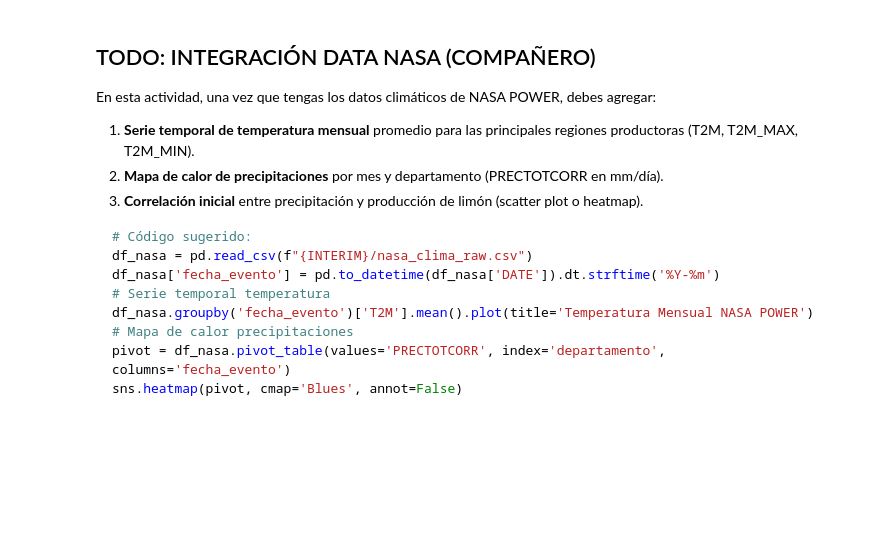
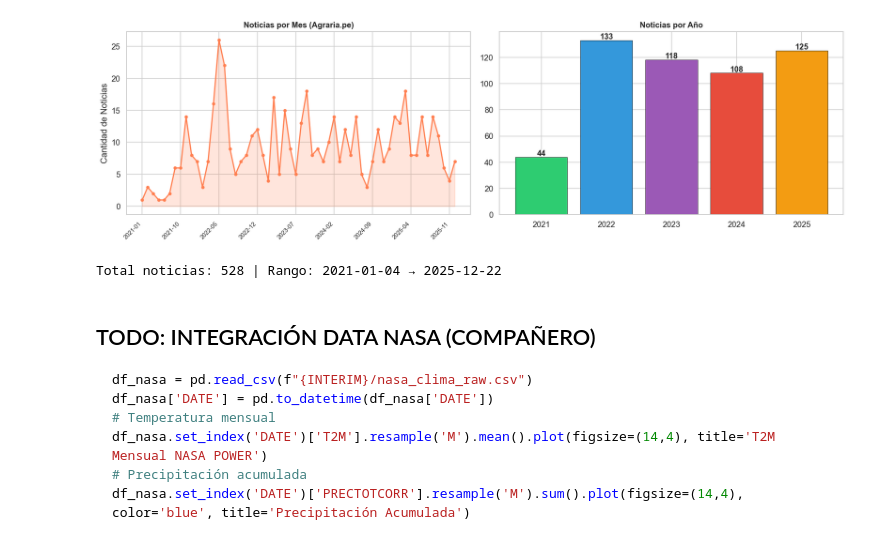
Before and after one commit to YeralD21/Machine-Learning-Multimodal--Agro-NLP-Clima-, a Jupyter notebook: notebooks/actividad_03_eda.ipynb, the cells around one changed output. Drawn from its saved outputs; the diff is of its cells as text; code cells hidden in the pictures; blank space fills up the shorter version.

````diff
--- a/notebooks/actividad_03_eda.ipynb
+++ b/notebooks/actividad_03_eda.ipynb
@@ -151,52 +148,30 @@ print(f"[OK] {g_path2}")
 # %%
 
 df_n = pd.read_csv(f"{INTERIM}/agraria_noticias_raw.csv")
 df_n['fecha'] = pd.to_datetime(df_n['fecha'], errors='coerce')
 df_n['anho'] = df_n['fecha'].dt.year
-df_n['mes_periodo'] = df_n['fecha'].dt.to_period('M').astype(str)
-
-print(f"Total noticias: {len(df_n)}")
-print("\nNoticias por año:")
-print(df_n['anho'].value_counts().sort_index().to_string())
-
-fig, axes = plt.subplots(1, 2, figsize=(14, 5))
-freq_mes = df_n.groupby('mes_periodo').size()
-freq_mes.plot(ax=axes[0], color='coral', marker='o', markersize=3, linewidth=1.5)
-axes[0].set_title('Noticias por Mes', fontsize=12, fontweight='bold')
-axes[0].set_xlabel('Mes'); axes[0].set_ylabel('Cantidad')
-axes[0].tick_params(axis='x', rotation=60)
-step = max(1, len(freq_mes)//8)
-axes[0].set_xticks(range(0, len(freq_mes), step))
-axes[0].set_xticklabels(freq_mes.index[::step], rotation=60, ha='right', fontsize=8)
-
-freq_anho = df_n.groupby('anho').size()
-bars = axes[1].bar(freq_anho.index.astype(str), freq_anho.values,
-                   color=['#2ecc71','#3498db','#9b59b6','#e74c3c','#f39c12'], edgecolor='black')
+df_n['mes_p'] = df_n['fecha'].dt.to_period('M').astype(str)
+fig, axes = plt.subplots(1, 2, figsize=(16, 5))
+# Mensual
+freq_m = df_n.groupby('mes_p').size()
+axes[0].plot(range(len(freq_m)), freq_m.values, 'coral', marker='o', markersize=4, linewidth=1.8)
+axes[0].fill_between(range(len(freq_m)), freq_m.values, alpha=0.2, color='coral')
+step = max(1, len(freq_m)//8)
+axes[0].set_xticks(range(0, len(freq_m), step))
+axes[0].set_xticklabels(freq_m.index[::step], rotation=45, ha='right', fontsize=9)
+axes[0].set_title('Noticias por Mes (Agraria.pe)', fontsize=12, fontweight='bold')
+axes[0].set_ylabel('Cantidad de Noticias')
+# Anual
+freq_a = df_n.groupby('anho').size()
+bar_colors = ['#2ecc71','#3498db','#9b59b6','#e74c3c','#f39c12']
+bars2 = axes[1].bar(freq_a.index.astype(str), freq_a.values, color=bar_colors[:len(freq_a)], edgecolor='black', linewidth=0.5)
 axes[1].set_title('Noticias por Año', fontsize=12, fontweight='bold')
-for bar in bars:
-    axes[1].text(bar.get_x()+bar.get_width()/2, bar.get_height()+1,
-                 str(int(bar.get_height())), ha='center', fontsize=11, fontweight='bold')
-plt.tight_layout()
-g_path3 = f"{REPORTS}/g3_noticias_frecuencia.png"
-plt.savefig(g_path3, dpi=150, bbox_inches='tight')
+for b in bars2:
+    axes[1].text(b.get_x()+b.get_width()/2, b.get_height()+1, str(int(b.get_height())),
+                 ha='center', fontsize=12, fontweight='bold')
+plt.tight_layout(); plt.savefig(f"{REPORTS}/g04_noticias.png", dpi=150, bbox_inches='tight')
 plt.show()
-print(f"[OK] {g_path3}")
+print(f"Total noticias: {len(df_n)} | Rango: {df_n['fecha'].min().date()} → {df_n['fecha'].max().date()}")
+# %% [output]
+[figure, added]
+Total noticias: 528 | Rango: 2021-01-04 → 2025-12-22
-# %% [markdown]
-## TODO: INTEGRACIÓN DATA NASA (COMPAÑERO)
-
-En esta actividad, una vez que tengas los datos climáticos de NASA POWER, debes agregar:
-
-1. **Serie temporal de temperatura mensual** promedio para las principales regiones productoras (T2M, T2M_MAX, T2M_MIN).
-2. **Mapa de calor de precipitaciones** por mes y departamento (PRECTOTCORR en mm/día).
-3. **Correlación inicial** entre precipitación y producción de limón (scatter plot o heatmap).
-
-```python
-# Código sugerido:
-df_nasa = pd.read_csv(f"{INTERIM}/nasa_clima_raw.csv")
-df_nasa['fecha_evento'] = pd.to_datetime(df_nasa['DATE']).dt.strftime('%Y-%m')
-# Serie temporal temperatura
-df_nasa.groupby('fecha_evento')['T2M'].mean().plot(title='Temperatura Mensual NASA POWER')
-# Mapa de calor precipitaciones
-pivot = df_nasa.pivot_table(values='PRECTOTCORR', index='departamento', columns='fecha_evento')
-sns.heatmap(pivot, cmap='Blues', annot=False)
-```
@@ -221,0 +178,10 @@ print(f"  Gráficos generados: g1, g2, g3 en {REPORTS}/")
+# %% [markdown]
+## TODO: INTEGRACIÓN DATA NASA (COMPAÑERO)
+```python
+df_nasa = pd.read_csv(f"{INTERIM}/nasa_clima_raw.csv")
+df_nasa['DATE'] = pd.to_datetime(df_nasa['DATE'])
+# Temperatura mensual
+df_nasa.set_index('DATE')['T2M'].resample('M').mean().plot(figsize=(14,4), title='T2M Mensual NASA POWER')
+# Precipitación acumulada
+df_nasa.set_index('DATE')['PRECTOTCORR'].resample('M').sum().plot(figsize=(14,4), color='blue', title='Precipitación Acumulada')
+```
````
Also changed, not shown: parts of 19 cells of this notebook, 20 other files.
